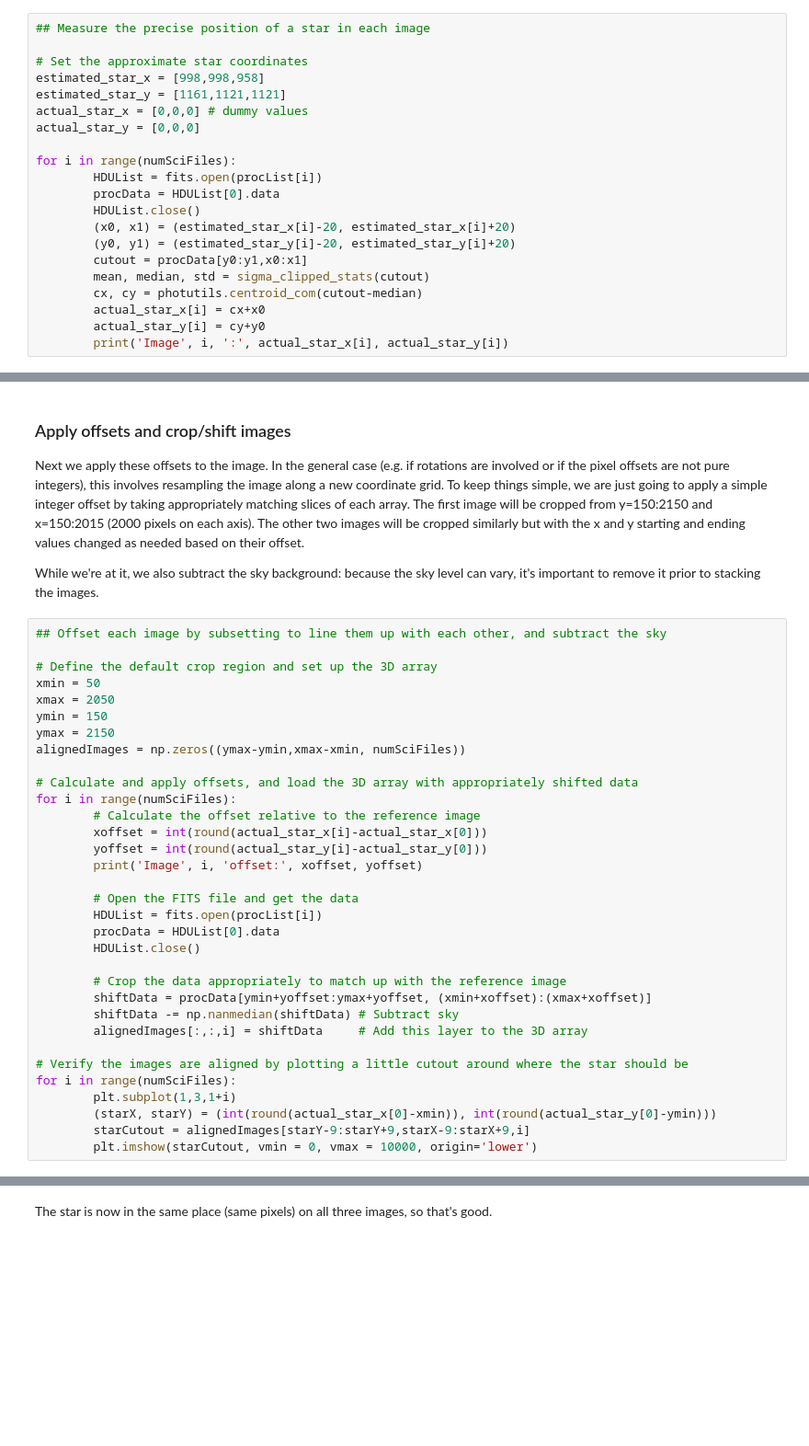
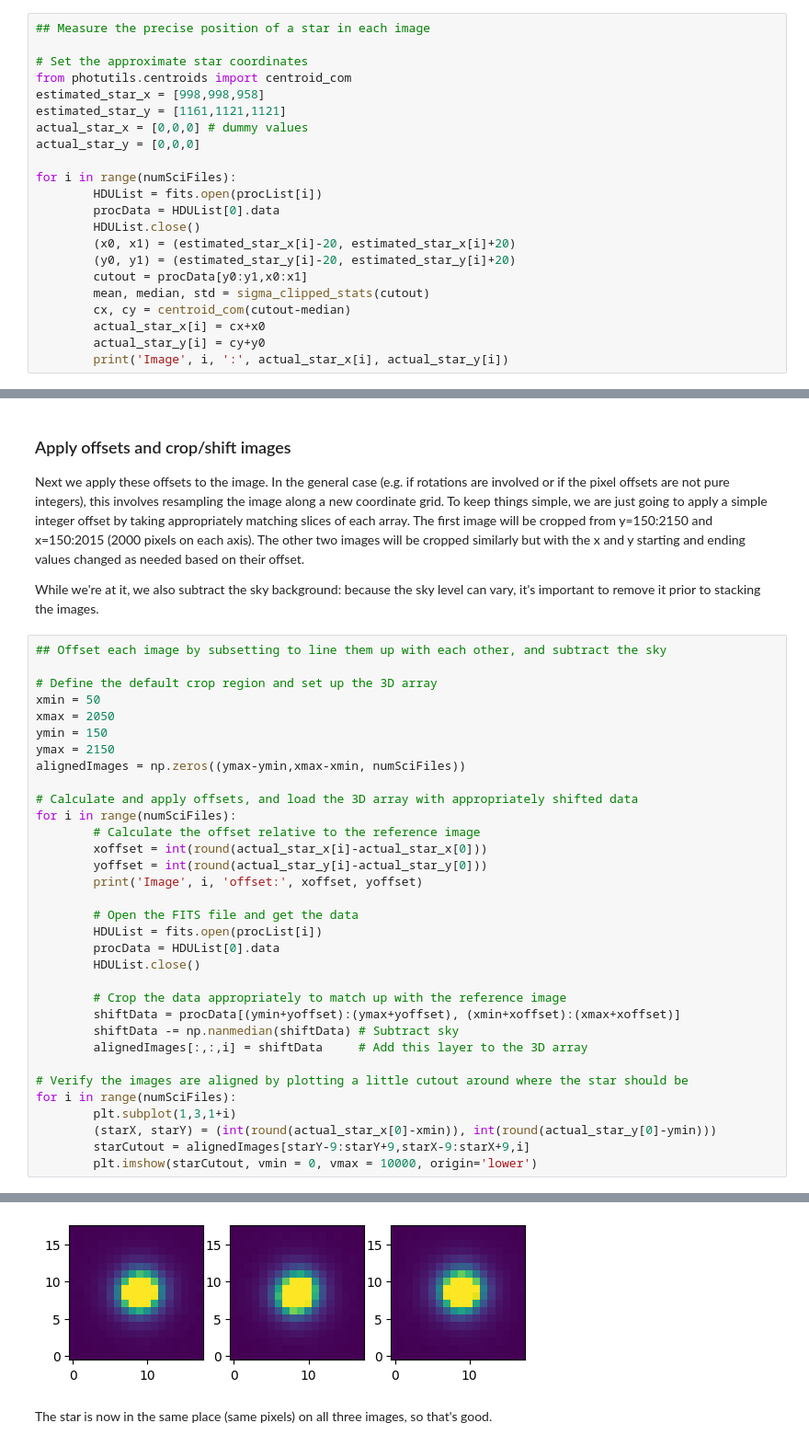
Before and after one commit to sky-gupta/study-of-sn-2023ixf_KSP5.0, a Jupyter notebook: TASK1/TASK1.ipynb, the cells around one changed output, grey strips where cells are left out. Shown at 92% size. Cells and saved outputs as stored; diff of their text form; blank space fills up the shorter version.

```diff
--- a/TASK1/TASK1.ipynb
+++ b/TASK1/TASK1.ipynb
@@ -485,6 +494,7 @@ The first step is to find a nice reference star near the center of the image.  B
 ## Measure the precise position of a star in each image
 
 # Set the approximate star coordinates
+from photutils.centroids import centroid_com
 estimated_star_x = [998,998,958]
 estimated_star_y = [1161,1121,1121]
 actual_star_x = [0,0,0] # dummy values
@@ -498,7 +508,7 @@ for i in range(numSciFiles):
         (y0, y1) = (estimated_star_y[i]-20, estimated_star_y[i]+20)
         cutout = procData[y0:y1,x0:x1]
         mean, median, std = sigma_clipped_stats(cutout)
-        cx, cy = photutils.centroid_com(cutout-median)
+        cx, cy = centroid_com(cutout-median)
         actual_star_x[i] = cx+x0
         actual_star_y[i] = cy+y0
         print('Image', i, ':', actual_star_x[i], actual_star_y[i])
@@ -531,7 +545,7 @@ for i in range(numSciFiles):
         HDUList.close()
 
         # Crop the data appropriately to match up with the reference image
-        shiftData = procData[ymin+yoffset:ymax+yoffset, (xmin+xoffset):(xmax+xoffset)]
+        shiftData = procData[(ymin+yoffset):(ymax+yoffset), (xmin+xoffset):(xmax+xoffset)]
         shiftData -= np.nanmedian(shiftData) # Subtract sky
         alignedImages[:,:,i] = shiftData     # Add this layer to the 3D array
 
@@ -541,3 +555,4 @@ for i in range(numSciFiles):
         (starX, starY) = (int(round(actual_star_x[0]-xmin)), int(round(actual_star_y[0]-ymin)))
         starCutout = alignedImages[starY-9:starY+9,starX-9:starX+9,i]
         plt.imshow(starCutout, vmin = 0, vmax = 10000, origin='lower')
+# %% [output]
@@ -544,3 +562,4 @@ for i in range(numSciFiles):
+[figure, added]
 # %% [markdown]
 The star is now in the same place (same pixels) on all three images, so that's good.
 # %% [markdown]
```
Also changed, not shown: parts of 7 cells of this notebook, 4 other files.
